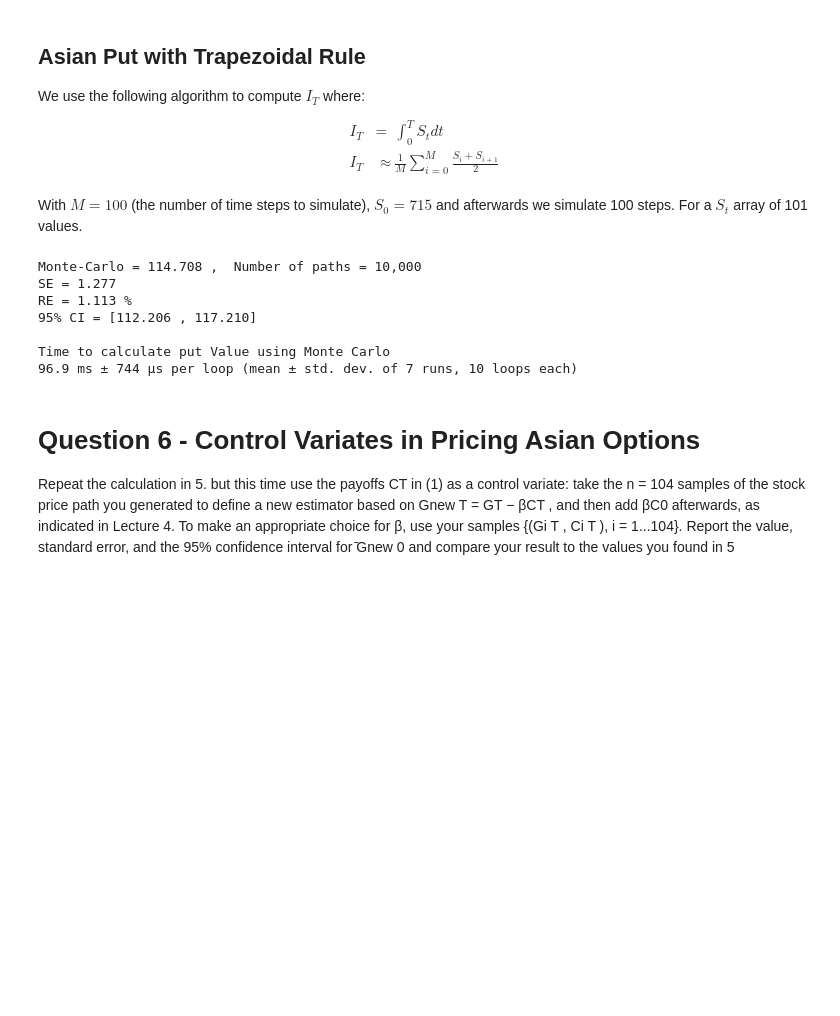
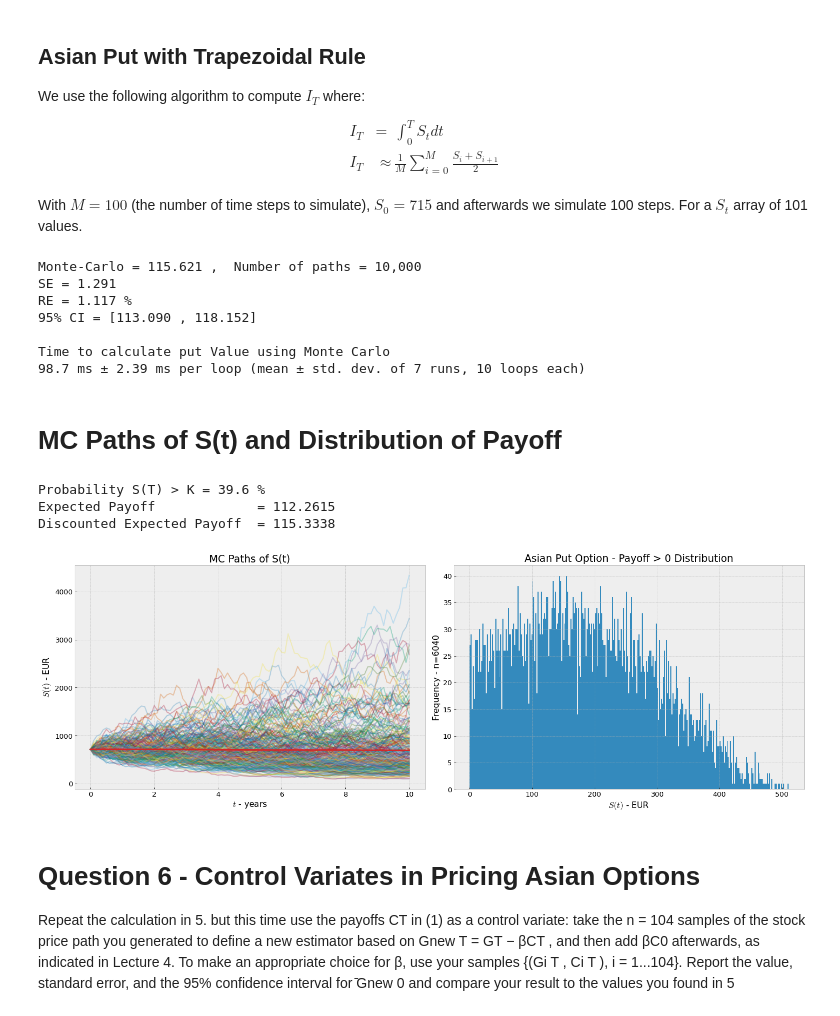
Before and after one commit to ithakis/European-and-American-put-option-pricing, a Jupyter notebook: Asian Put.ipynb, the cells around one changed output. Saved outputs shown, nothing was run; the diff lists cells and outputs as text; code cells hidden in the pictures; blank space fills up the shorter version.

Commit message:
updated Asian Put

```diff
--- a/Asian Put.ipynb
+++ b/Asian Put.ipynb
@@ -124,6 +125,7 @@ def asian_put_MC(S0, K, r, sigma, T, N, M):
 
     drift   = (r - 0.5*sigma**2)*dt
     volatil = sigma*np.sqrt(dt)
+    np.random.seed(seed=1234)
     X       = np.append(np.zeros((N,1)), np.random.normal(loc=drift, scale=volatil, size=(N, M)), axis=1)
 
     # loop over paths
@@ -136,11 +138,11 @@ def asian_put_MC(S0, K, r, sigma, T, N, M):
 
     P  = Payoffs.mean()  # Numerical Approximation of the Put's Value
     SE = Payoffs.std() / np.sqrt(N) # Calculating Standard Error
-    return P, SE
+    return P, SE, X
 
 
 _n_paths    = 10**4 ;   M = 100
-numerical_approximation, SE = asian_put_MC(S, K, r, sigma, T, _n_paths, M)
+numerical_approximation, SE, X = asian_put_MC(S, K, r, sigma, T, _n_paths, M)
 
 print(f'Monte-Carlo = {numerical_approximation:.3f} ,  Number of paths = {_n_paths:,}')
 print(f'SE = {SE:.3f}')
@@ -150,13 +152,39 @@ print(f'\nTime to calculate put Value using Monte Carlo')
 
 %timeit asian_put_MC(S, K, r, sigma, T, _n_paths, M)
 # %% [output]
-Monte-Carlo = 114.708 ,  Number of paths = 10,000
-SE = 1.277
-RE = 1.113 %
-95% CI = [112.206 , 117.210]
+Monte-Carlo = 115.621 ,  Number of paths = 10,000
+SE = 1.291
+RE = 1.117 %
+95% CI = [113.090 , 118.152]
 
 Time to calculate put Value using Monte Carlo
-96.9 ms ± 744 µs per loop (mean ± std. dev. of 7 runs, 10 loops each)
+98.7 ms ± 2.39 ms per loop (mean ± std. dev. of 7 runs, 10 loops each)
+# %% [markdown]
+# MC Paths of S(t) and Distribution of Payoff
+# %%
+S_paths = S * np.exp(np.cumsum(X, axis=1))
+
+fig, (ax1, ax2) = plt.subplots(ncols=2)
+
+S_paths = pd.DataFrame(S_paths.T, index=np.linspace(0, T, M+1))
+S_paths.sample(n=300, axis=1).plot(title='MC Paths of S(t)', ylabel=r'$S(t)$ - EUR', xlabel=r'$t$ - years', legend=False, alpha=.3, ax=ax1)
+S_paths.mean(axis=1).plot(ax=ax1, color='tab:red', linewidth=3)
+
+# Payoff Distribution
+Payoff_df = np.maximum(K - S_paths.mean(axis=0), 0)
+Payoff_df[Payoff_df>0].plot.hist(bins=300, ax=ax2, title='Asian Put Option - Payoff > 0 Distribution', xlabel=r'$S(t)$ - EUR')
+ax2.set_xlabel(r'$S(t)$ - EUR')
+ax2.set_ylabel(f'Frequency - n={Payoff_df[Payoff_df>0].shape[0]}')
+plt.tight_layout()
+
+print(f'Probability S(T) > K = {Payoff_df[Payoff_df==0].shape[0]/Payoff_df.shape[0]*100} %')
+print(f'Expected Payoff             = {Payoff_df.mean():.4f}')
+print(f'Discounted Expected Payoff  = {Payoff_df.mean()*np.exp(-r*T):.4f}')
+# %% [output]
+Probability S(T) > K = 39.6 %
+Expected Payoff             = 112.2615
+Discounted Expected Payoff  = 115.3338
+[figure, added]
 # %% [markdown]
 # Question 6 - Control Variates in Pricing Asian Options
 Repeat the calculation in 5. but this time use the payoffs CT in (1) as a control
```
Also changed, not shown: parts of 2 cells of this notebook.
